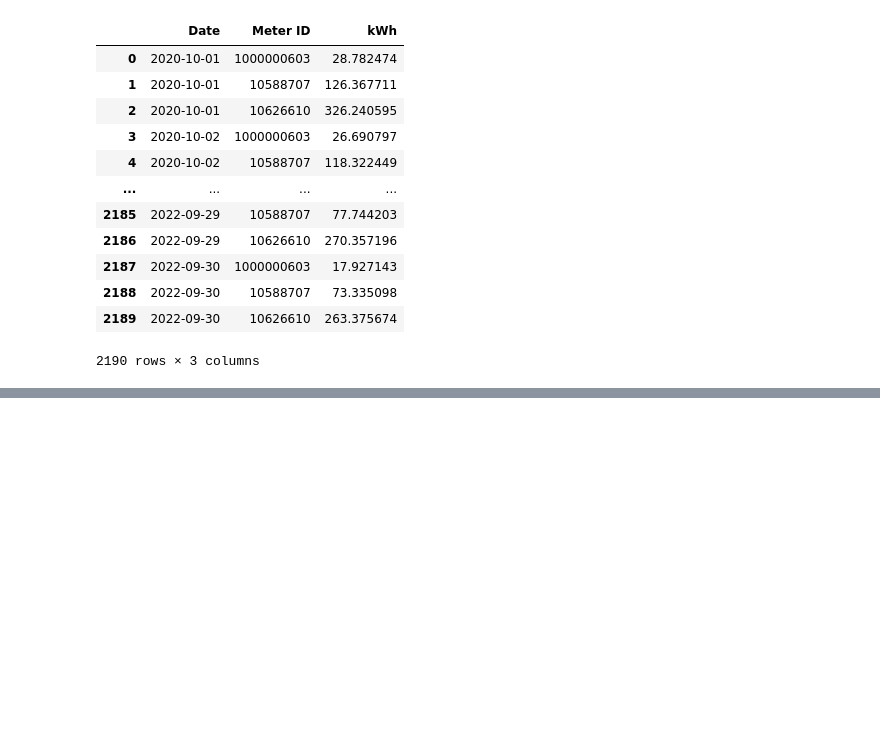
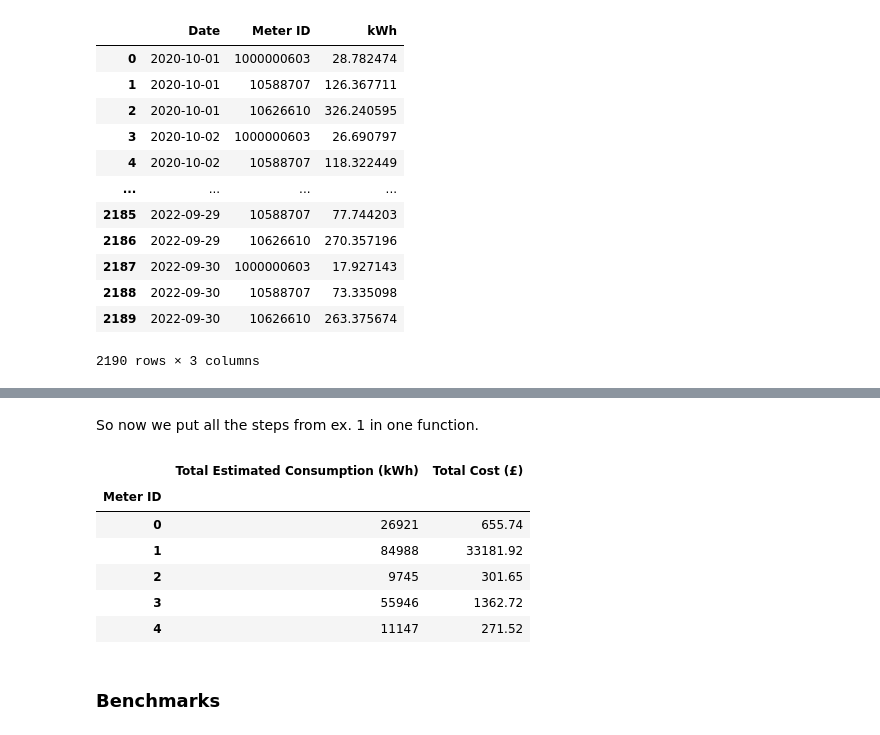
Before and after one commit to brmdv/assessment-gorilla, a Jupyter notebook: Assessment.ipynb, the cells around one changed output, grey strips where cells are left out. Cells and saved outputs as stored; diff of their text form; code cells hidden in the pictures; blank space fills up the shorter version.

Commit message:
4th exercise before bench

```diff
--- a/Assessment.ipynb
+++ b/Assessment.ipynb
@@ -420,0 +435,56 @@ generate_consumption(generate_meters(5), "2022-10-01", "2022-11-01")
+# %% [markdown]
+So now we put all the steps from ex. 1 in one function.
+# %%
+def calculate_transporation_cost(
+    meters: pd.DataFrame, consumption: pd.DataFrame
+) -> pd.DataFrame:
+    """Calculate Transportation Cost Table, provided the meters and the cunsomption forecast."""
+
+    # add meter info
+    result = pd.merge(consumption, meters, on="Meter ID", how="left")
+
+    # full outer merge with rates
+    result = pd.merge(
+        result,
+        rates,
+        on="Exit Zone",
+        how="left",
+        suffixes=("_consumption", "_rates"),
+    )
+
+    # filter annual quantity zone
+    result = result.query(
+        "`Annual Quantity (Max)`>=`Annual Quantity (kWh)`>=`Annual Quantity (Min)`"
+    )
+
+    # filter by last date in rates
+    result = (
+        result[result.Date_consumption >= result.Date_rates]
+        .sort_values("Date_rates")
+        .groupby(["Date_consumption", "Meter ID"])
+        .last()
+    )
+
+    # calculate cost per meter per day
+    result["cost"] = result["kWh"] * result["Rate (p/kWh)"]
+
+    # aggregate and rename column names
+    result = result.groupby("Meter ID")[["kWh", "cost"]].sum().round(2)
+    result.columns = ("Total Estimated Consumption (kWh)", "Total Cost (£)")
+
+    return result
+# %%
+test_meters = generate_meters(5)
+test_consumption = generate_consumption(test_meters, "2022-10-01", "2022-11-01")
+
+calculate_transporation_cost(test_meters, test_consumption)
+# %% [output]
+|  | Total Estimated Consumption (kWh) | Total Cost (£) |
+| Meter ID |  |  |
+| 0 | 26921 | 655.74 |
+| 1 | 84988 | 33181.92 |
+| 2 | 9745 | 301.65 |
+| 3 | 55946 | 1362.72 |
+| 4 | 11147 | 271.52 |
+# %% [markdown]
+### Benchmarks
```
Also changed, not shown: parts of 12 cells of this notebook.
